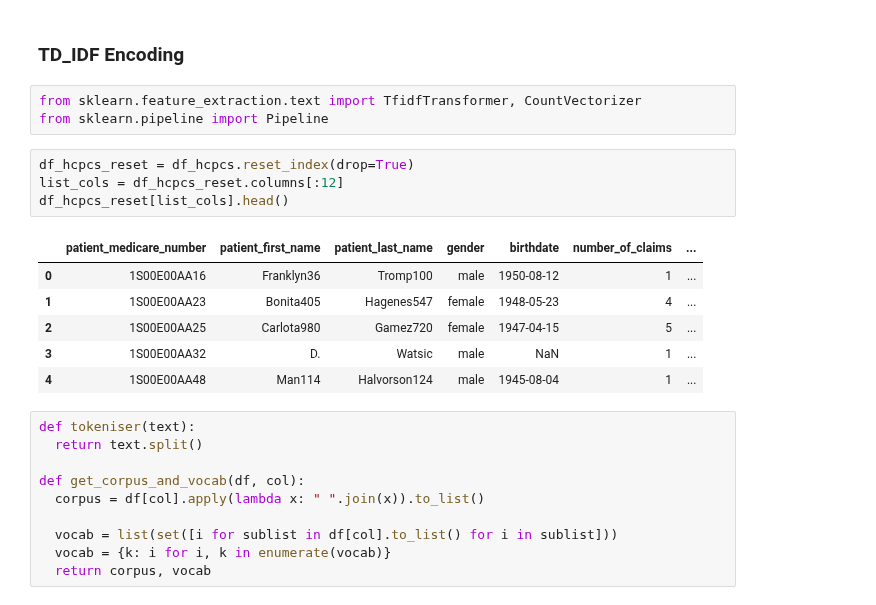
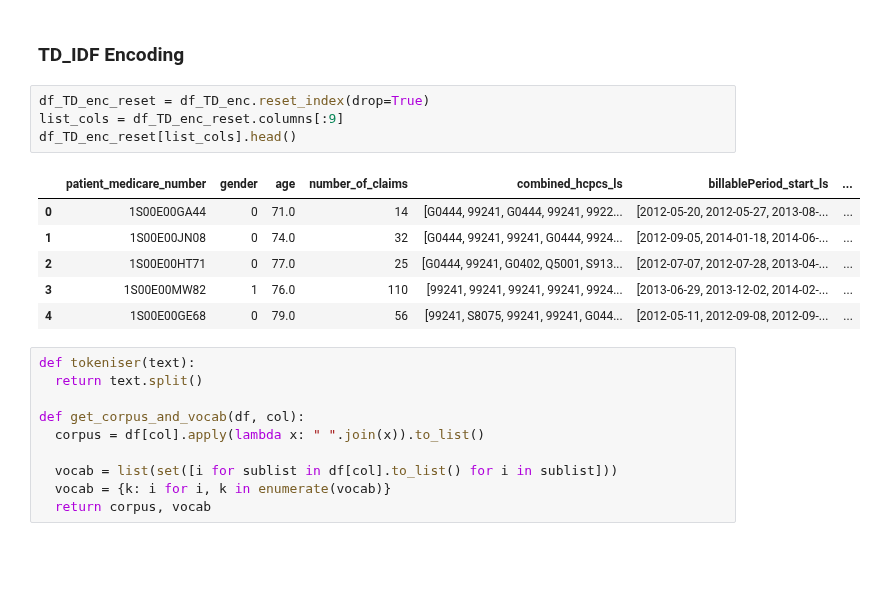
Before and after one commit to martza87/siads_696_mII, a Jupyter notebook: src/04_create_unsupervised_features.ipynb, the cells around one changed output. Cells and saved outputs as stored; diff of their text form; blank space fills up the shorter version.

```diff
--- a/src/04_create_unsupervised_features.ipynb
+++ b/src/04_create_unsupervised_features.ipynb
@@ -298,20 +300,17 @@ for col in hcpcs_cols:
     df_lab_enc[col + '_enc'] = le.transform(df_lab_enc[col])
 # %% [markdown]
 ### TD_IDF Encoding
-# %%
-from sklearn.feature_extraction.text import TfidfTransformer, CountVectorizer
-from sklearn.pipeline import Pipeline
 # %%
-df_hcpcs_reset = df_hcpcs.reset_index(drop=True)
-list_cols = df_hcpcs_reset.columns[:12]
-df_hcpcs_reset[list_cols].head()
+df_TD_enc_reset = df_TD_enc.reset_index(drop=True)
+list_cols = df_TD_enc_reset.columns[:9]
+df_TD_enc_reset[list_cols].head()
 # %% [output]
-|  | patient_medicare_number | patient_first_name | patient_last_name | gender | birthdate | number_of_claims | ... |
-| 0 | 1S00E00AA16 | Franklyn36 | Tromp100 | male | 1950-08-12 | 1 | ... |
-| 1 | 1S00E00AA23 | Bonita405 | Hagenes547 | female | 1948-05-23 | 4 | ... |
-| 2 | 1S00E00AA25 | Carlota980 | Gamez720 | female | 1947-04-15 | 5 | ... |
-| 3 | 1S00E00AA32 | D. | Watsic | male | NaN | 1 | ... |
-| 4 | 1S00E00AA48 | Man114 | Halvorson124 | male | 1945-08-04 | 1 | ... |
+|  | patient_medicare_number | gender | age | number_of_claims | combined_hcpcs_ls | billablePeriod_start_ls | ... |
+| 0 | 1S00E00GA44 | 0 | 71.0 | 14 | [G0444, 99241, G0444, 99241, 9922... | [2012-05-20, 2012-05-27, 2013-08-... | ... |
+| 1 | 1S00E00JN08 | 0 | 74.0 | 32 | [G0444, 99241, 99241, G0444, 9924... | [2012-09-05, 2014-01-18, 2014-06-... | ... |
+| 2 | 1S00E00HT71 | 0 | 77.0 | 25 | [G0444, 99241, G0402, Q5001, S913... | [2012-07-07, 2012-07-28, 2013-04-... | ... |
+| 3 | 1S00E00MW82 | 1 | 76.0 | 110 | [99241, 99241, 99241, 99241, 9924... | [2013-06-29, 2013-12-02, 2014-02-... | ... |
+| 4 | 1S00E00GE68 | 0 | 79.0 | 56 | [99241, S8075, 99241, 99241, G044... | [2012-05-11, 2012-09-08, 2012-09-... | ... |
 # %%
 def tokeniser(text):
   return text.split()
```
Also changed, not shown: parts of 10 cells of this notebook, 2 other files.
